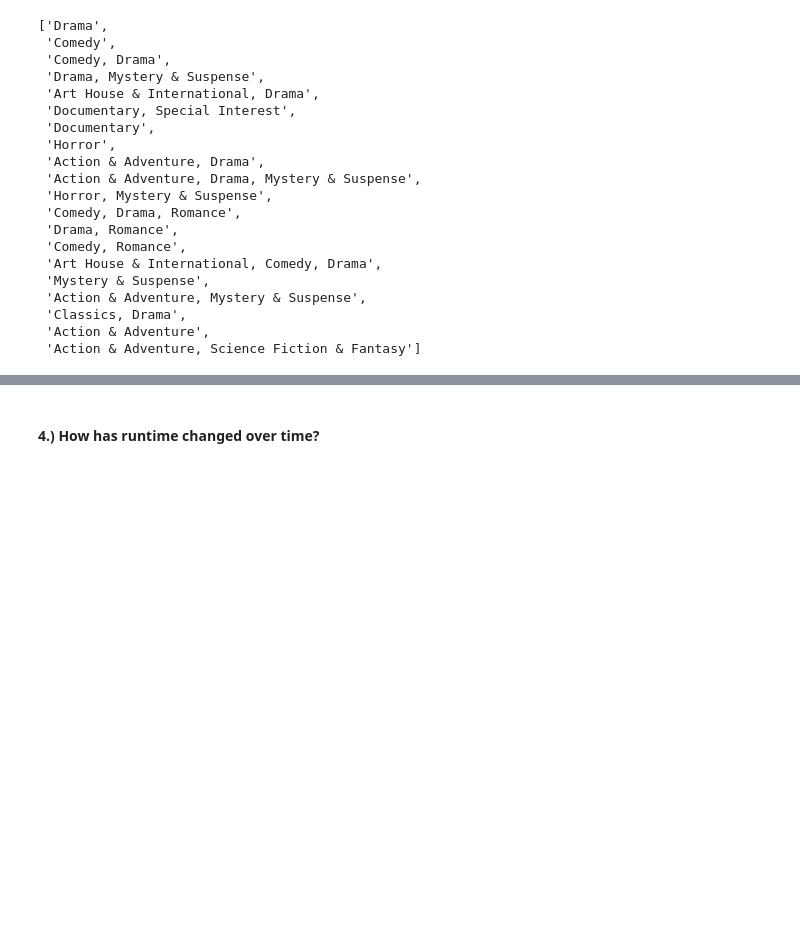
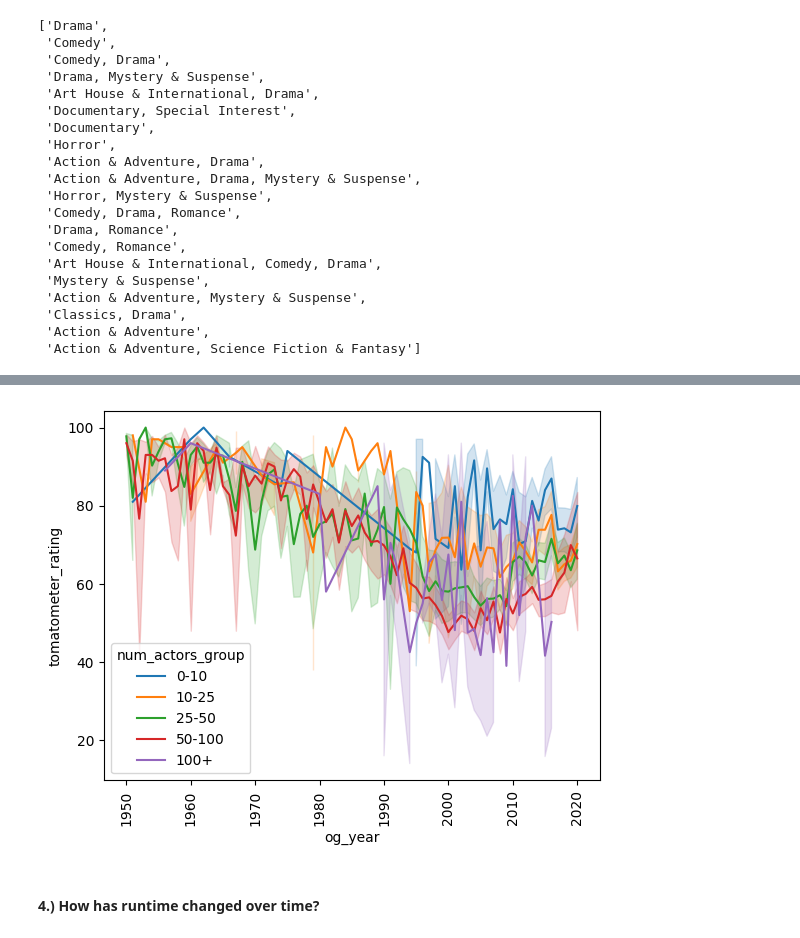
Before and after one commit to statzenthusiast921/rotten-tomatoes-analysis, a Jupyter notebook: notebooks/Rotten Tomatoes EDA 01.16.23.ipynb, the cells around one changed output, grey strips where cells are left out. Drawn from its saved outputs; the diff is of its cells as text; code cells hidden in the pictures; blank space fills up the shorter version.

```diff
--- a/notebooks/Rotten Tomatoes EDA 01.16.23.ipynb
+++ b/notebooks/Rotten Tomatoes EDA 01.16.23.ipynb
@@ -260,3 +270,8 @@ line_plot_function(df_ratings,30,1950,'tomatometer_rating','content_rating')
+# %%
+#Number of Actors
+line_plot_function(df,30,1950,'tomatometer_rating','num_actors_group')
+# %% [output]
+[figure, added]
 # %% [markdown]
 #### 4.) How has runtime changed over time?
 # %%
```
Also changed, not shown: parts of 26 cells of this notebook.
